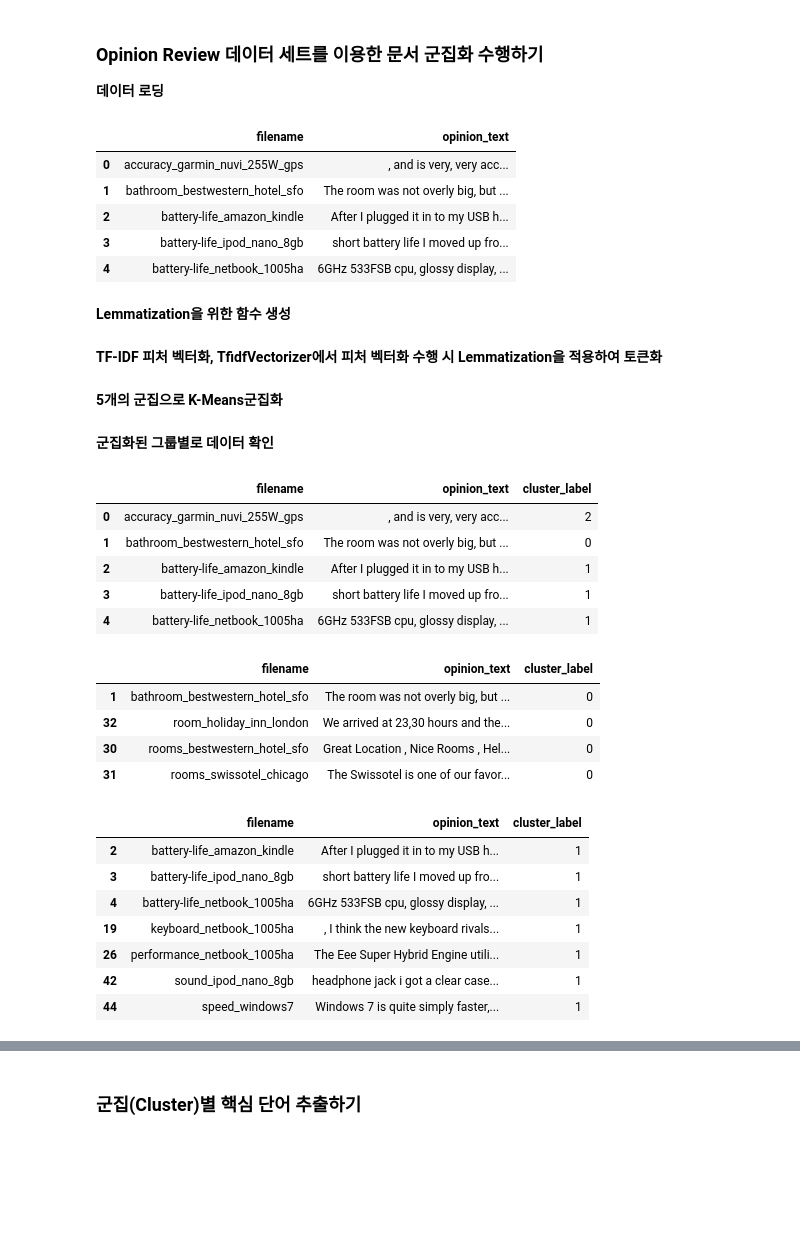
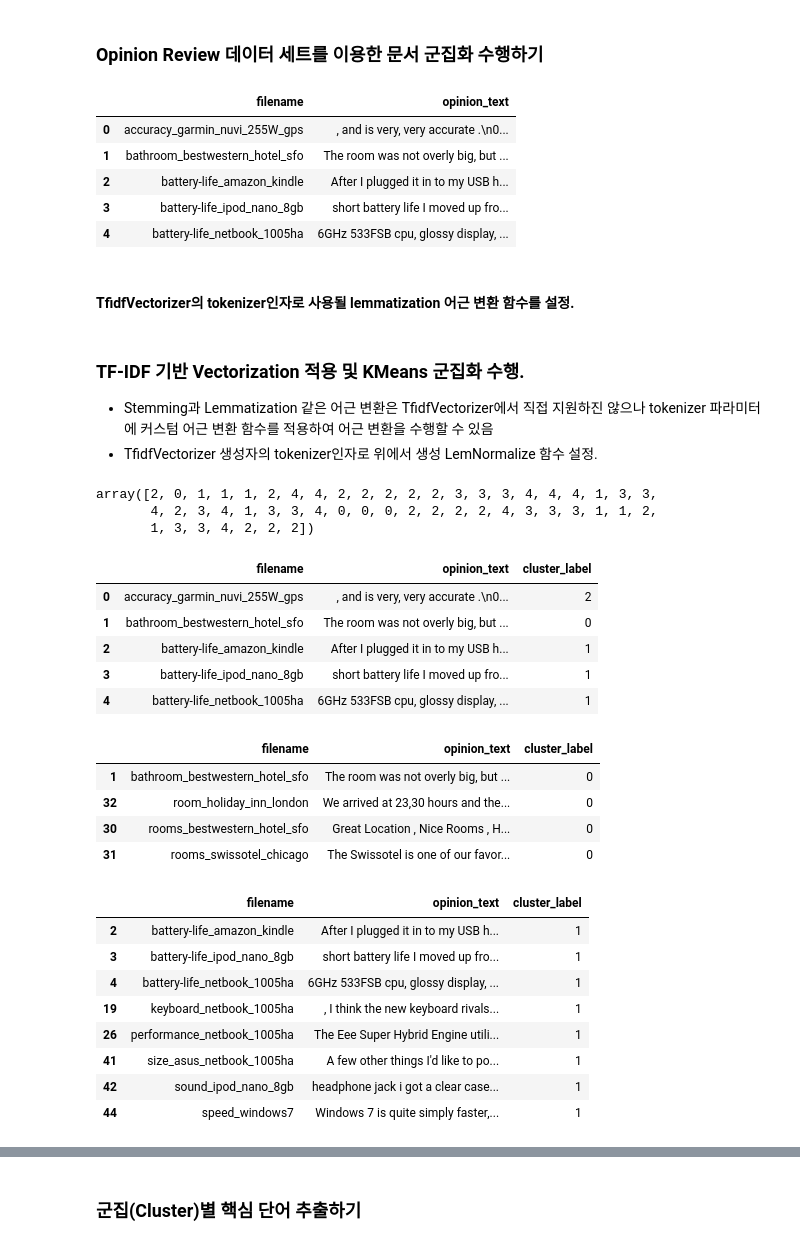
Before and after one commit to chulminkw/PerfectGuide, a Jupyter notebook: 8장/8.7 문서 군집화 소개와 실습(Opinion Review 데이터 세트).ipynb, the cells around one changed output, grey strips where cells are left out. Cells and saved outputs as stored; diff of their text form; code cells hidden in the pictures; blank space fills up the shorter version.

```diff
--- a/8장/8.7 문서 군집화 소개와 실습(Opinion Review 데이터 세트).ipynb
+++ b/8장/8.7 문서 군집화 소개와 실습(Opinion Review 데이터 세트).ipynb
@@ -1,44 +1,49 @@
 # %% [markdown]
 ### Opinion Review 데이터 세트를 이용한 문서 군집화 수행하기
-
-**데이터 로딩**
 # %%
 import pandas as pd
 import glob ,os
+import warnings
+warnings.filterwarnings('ignore')
+pd.set_option('display.max_colwidth', 700)
 
 # 아래는 제 컴퓨터에서 압축 파일을 풀어 놓은 디렉토리이니, 여러분의 디렉토리를 설정해 주십시요
-path = r'C:\Users\KwonChulmin\PerfectGuide\data\OpinosisDataset1.0\OpinosisDataset1.0\topics'
+#path = r'C:\Users\chkwon\Text\OpinosisDataset1.0\OpinosisDataset1.0\topics'
+path = r'C:\Users\q\PerfectGuide\data\OpinosisDataset1.0\OpinosisDataset1.0\topics'
+
 # path로 지정한 디렉토리 밑에 있는 모든 .data 파일들의 파일명을 리스트로 취합
 all_files = glob.glob(os.path.join(path, "*.data"))
 filename_list = []
 opinion_text = []
 
 # 개별 파일들의 파일명은 filename_list 리스트로 취합,
 # 개별 파일들의 파일내용은 DataFrame로딩 후 다시 string으로 변환하여 opinion_text 리스트로 취합
 for file_ in all_files:
     # 개별 파일을 읽어서 DataFrame으로 생성
     df = pd.read_table(file_,index_col=None, header=0,encoding='latin1')
 
-    # 절대경로로 주어진 file 명을 가공. 만일 Linux에서 수행시에는 아래 \\를 / 변경. 맨 마지막 .data 확장자도 제거
+
+    # 절대경로로 주어진 file 명을 가공. 만일 Linux에서 수행시에는 아래 \\를 / 변경.
+    # 맨 마지막 .data 확장자도 제거
     filename_ = file_.split('\\')[-1]
     filename = filename_.split('.')[0]
 
     #파일명 리스트와 파일내용 리스트에 파일명과 파일 내용을 추가.
     filename_list.append(filename)
     opinion_text.append(df.to_string())
 
 # 파일명 리스트와 파일내용 리스트를  DataFrame으로 생성
 document_df = pd.DataFrame({'filename':filename_list, 'opinion_text':opinion_text})
 document_df.head()
 # %% [output]
 |  | filename | opinion_text |
-| 0 | accuracy_garmin_nuvi_255W_gps | , and is very, very acc... |
+| 0 | accuracy_garmin_nuvi_255W_gps | , and is very, very accurate .\n0... |
 | 1 | bathroom_bestwestern_hotel_sfo | The room was not overly big, but ... |
 | 2 | battery-life_amazon_kindle | After I plugged it in to my USB h... |
 | 3 | battery-life_ipod_nano_8gb | short battery life I moved up fro... |
 | 4 | battery-life_netbook_1005ha | 6GHz 533FSB cpu, glossy display, ... |
-# %% [markdown]
-**Lemmatization을 위한 함수 생성**
+# %% [markdown]
+#### TfidfVectorizer의 tokenizer인자로 사용될 lemmatization 어근 변환 함수를 설정.
 # %%
 from nltk.stem import WordNetLemmatizer
 import nltk
@@ -54,7 +61,9 @@ def LemTokens(tokens):
 def LemNormalize(text):
     return LemTokens(nltk.word_tokenize(text.lower().translate(remove_punct_dict)))
-# %% [markdown]
-**TF-IDF 피처 벡터화, TfidfVectorizer에서 피처 벡터화 수행 시 Lemmatization을 적용하여 토큰화**
+# %% [markdown]
+### TF-IDF 기반 Vectorization 적용 및 KMeans 군집화 수행.
+* Stemming과 Lemmatization 같은 어근 변환은 TfidfVectorizer에서 직접 지원하진 않으나 tokenizer 파라미터에 커스텀 어근 변환 함수를 적용하여 어근 변환을 수행할 수 있음
+* TfidfVectorizer 생성자의 tokenizer인자로 위에서 생성 LemNormalize 함수 설정.
 # %%
 from sklearn.feature_extraction.text import TfidfVectorizer
 
@@ -63,8 +72,6 @@ tfidf_vect = TfidfVectorizer(tokenizer=LemNormalize, stop_words='english' , \
 
 #opinion_text 컬럼값으로 feature vectorization 수행
 feature_vect = tfidf_vect.fit_transform(document_df['opinion_text'])
-# %% [markdown]
-**5개의 군집으로 K-Means군집화**
 # %%
 from sklearn.cluster import KMeans
 
@@ -73,14 +80,18 @@ km_cluster = KMeans(n_clusters=5, max_iter=10000, random_state=0)
 km_cluster.fit(feature_vect)
 cluster_label = km_cluster.labels_
 cluster_centers = km_cluster.cluster_centers_
-# %% [markdown]
-**군집화된 그룹별로 데이터 확인**
+# %%
+km_cluster.labels_
+# %% [output]
+array([2, 0, 1, 1, 1, 2, 4, 4, 2, 2, 2, 2, 2, 3, 3, 3, 4, 4, 4, 1, 3, 3,
+       4, 2, 3, 4, 1, 3, 3, 4, 0, 0, 0, 2, 2, 2, 2, 4, 3, 3, 3, 1, 1, 2,
+       1, 3, 3, 4, 2, 2, 2])
 # %%
 document_df['cluster_label'] = cluster_label
 document_df.head()
 # %% [output]
 |  | filename | opinion_text | cluster_label |
-| 0 | accuracy_garmin_nuvi_255W_gps | , and is very, very acc... | 2 |
+| 0 | accuracy_garmin_nuvi_255W_gps | , and is very, very accurate .\n0... | 2 |
 | 1 | bathroom_bestwestern_hotel_sfo | The room was not overly big, but ... | 0 |
 | 2 | battery-life_amazon_kindle | After I plugged it in to my USB h... | 1 |
 | 3 | battery-life_ipod_nano_8gb | short battery life I moved up fro... | 1 |
@@ -91,7 +102,7 @@ document_df[document_df['cluster_label']==0].sort_values(by='filename')
 |  | filename | opinion_text | cluster_label |
 | 1 | bathroom_bestwestern_hotel_sfo | The room was not overly big, but ... | 0 |
 | 32 | room_holiday_inn_london | We arrived at 23,30 hours and the... | 0 |
-| 30 | rooms_bestwestern_hotel_sfo | Great Location , Nice Rooms , Hel... | 0 |
+| 30 | rooms_bestwestern_hotel_sfo | Great Location , Nice Rooms , H... | 0 |
 | 31 | rooms_swissotel_chicago | The Swissotel is one of our favor... | 0 |
 # %%
 document_df[document_df['cluster_label']==1].sort_values(by='filename')
@@ -102,6 +113,7 @@ document_df[document_df['cluster_label']==1].sort_values(by='filename')
 | 4 | battery-life_netbook_1005ha | 6GHz 533FSB cpu, glossy display, ... | 1 |
 | 19 | keyboard_netbook_1005ha | , I think the new keyboard rivals... | 1 |
 | 26 | performance_netbook_1005ha | The Eee Super Hybrid Engine utili... | 1 |
+| 41 | size_asus_netbook_1005ha | A few other things I'd like to po... | 1 |
 | 42 | sound_ipod_nano_8gb | headphone jack i got a clear case... | 1 |
 | 44 | speed_windows7 | Windows 7 is quite simply faster,... | 1 |
 # %%
```
Also changed, not shown: parts of 11 cells of this notebook, 6 other files.
